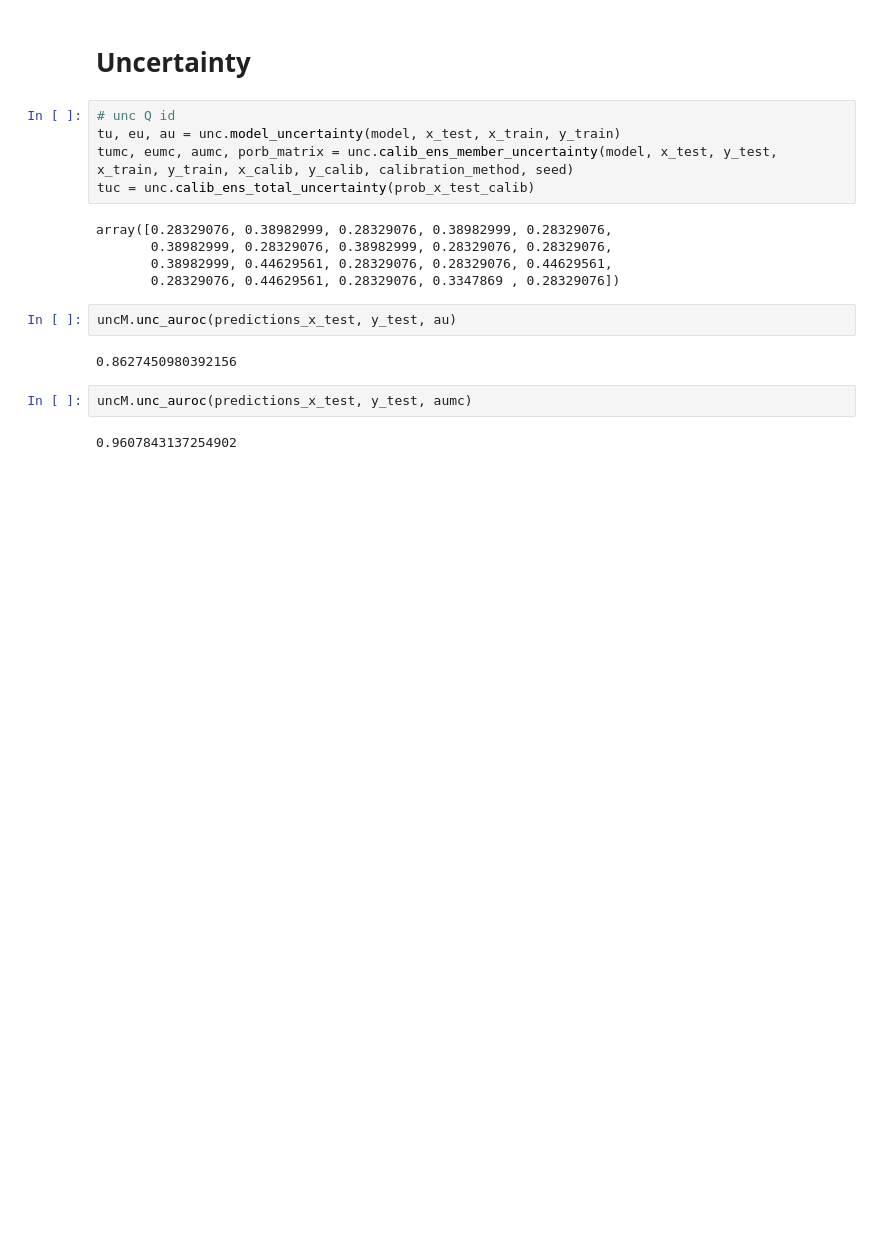
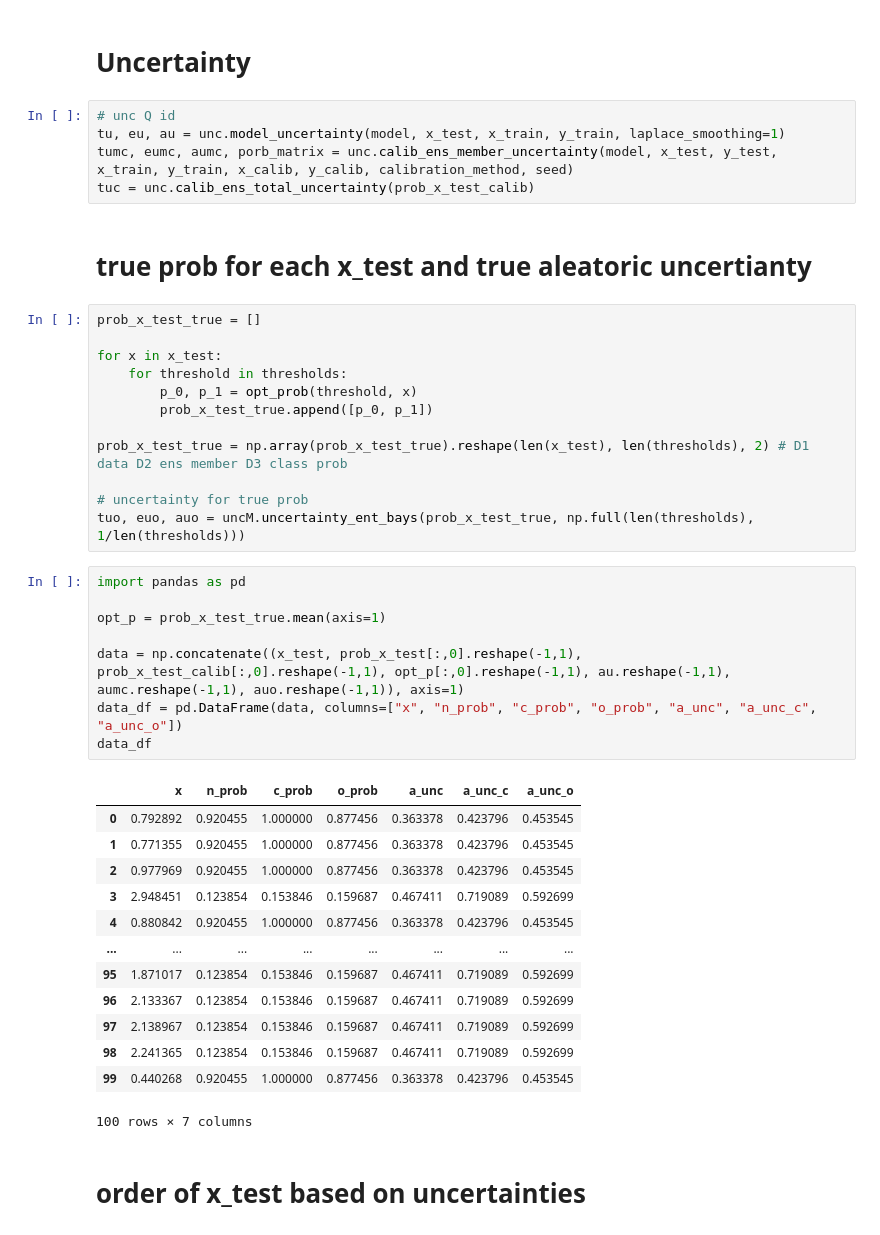
Before and after one commit to mhshaker/Calibration, a Jupyter notebook: Data_simulation_test.ipynb, the cells around one changed output. Drawn from its saved outputs; the diff is of its cells as text; blank space fills up the shorter version.

```diff
--- a/Data_simulation_test.ipynb
+++ b/Data_simulation_test.ipynb
@@ -233,19 +213,44 @@ print(normal_conf_ece)
 # Uncertainty
 # %%
 # unc Q id
-tu, eu, au = unc.model_uncertainty(model, x_test, x_train, y_train)
+tu, eu, au = unc.model_uncertainty(model, x_test, x_train, y_train, laplace_smoothing=1)
 tumc, eumc, aumc, porb_matrix = unc.calib_ens_member_uncertainty(model, x_test, y_test, x_train, y_train, x_calib, y_calib, calibration_method, seed)
 tuc = unc.calib_ens_total_uncertainty(prob_x_test_calib)
-# %% [output]
-array([0.28329076, 0.38982999, 0.28329076, 0.38982999, 0.28329076,
-       0.38982999, 0.28329076, 0.38982999, 0.28329076, 0.28329076,
-       0.38982999, 0.44629561, 0.28329076, 0.28329076, 0.44629561,
-       0.28329076, 0.44629561, 0.28329076, 0.3347869 , 0.28329076])
-# %%
-uncM.unc_auroc(predictions_x_test, y_test, au)
-# %% [output]
-0.8627450980392156
-# %%
-uncM.unc_auroc(predictions_x_test, y_test, aumc)
-# %% [output]
-0.9607843137254902
+# %% [markdown]
+# true prob for each x_test and true aleatoric uncertianty
+# %%
+prob_x_test_true = []
+
+for x in x_test:
+    for threshold in thresholds:
+        p_0, p_1 = opt_prob(threshold, x)
+        prob_x_test_true.append([p_0, p_1])
+
+prob_x_test_true = np.array(prob_x_test_true).reshape(len(x_test), len(thresholds), 2) # D1 data D2 ens member D3 class prob
+
+# uncertainty for true prob
+tuo, euo, auo = uncM.uncertainty_ent_bays(prob_x_test_true, np.full(len(thresholds), 1/len(thresholds)))
+# %%
+import pandas as pd
+
+opt_p = prob_x_test_true.mean(axis=1)
+
+data = np.concatenate((x_test, prob_x_test[:,0].reshape(-1,1), prob_x_test_calib[:,0].reshape(-1,1), opt_p[:,0].reshape(-1,1), au.reshape(-1,1), aumc.reshape(-1,1), auo.reshape(-1,1)), axis=1)
+data_df = pd.DataFrame(data, columns=["x", "n_prob", "c_prob", "o_prob", "a_unc", "a_unc_c", "a_unc_o"])
+data_df
+# %% [output]
+|  | x | n_prob | c_prob | o_prob | a_unc | a_unc_c | a_unc_o |
+| 0 | 0.792892 | 0.920455 | 1.000000 | 0.877456 | 0.363378 | 0.423796 | 0.453545 |
+| 1 | 0.771355 | 0.920455 | 1.000000 | 0.877456 | 0.363378 | 0.423796 | 0.453545 |
+| 2 | 0.977969 | 0.920455 | 1.000000 | 0.877456 | 0.363378 | 0.423796 | 0.453545 |
+| 3 | 2.948451 | 0.123854 | 0.153846 | 0.159687 | 0.467411 | 0.719089 | 0.592699 |
+| 4 | 0.880842 | 0.920455 | 1.000000 | 0.877456 | 0.363378 | 0.423796 | 0.453545 |
+| ... | ... | ... | ... | ... | ... | ... | ... |
+| 95 | 1.871017 | 0.123854 | 0.153846 | 0.159687 | 0.467411 | 0.719089 | 0.592699 |
+| 96 | 2.133367 | 0.123854 | 0.153846 | 0.159687 | 0.467411 | 0.719089 | 0.592699 |
+| 97 | 2.138967 | 0.123854 | 0.153846 | 0.159687 | 0.467411 | 0.719089 | 0.592699 |
+| 98 | 2.241365 | 0.123854 | 0.153846 | 0.159687 | 0.467411 | 0.719089 | 0.592699 |
+| 99 | 0.440268 | 0.920455 | 1.000000 | 0.877456 | 0.363378 | 0.423796 | 0.453545 |
+100 rows × 7 columns
+# %% [markdown]
+# order of x_test based on uncertainties
```
Also changed, not shown: parts of 12 cells of this notebook, 2 other files.
